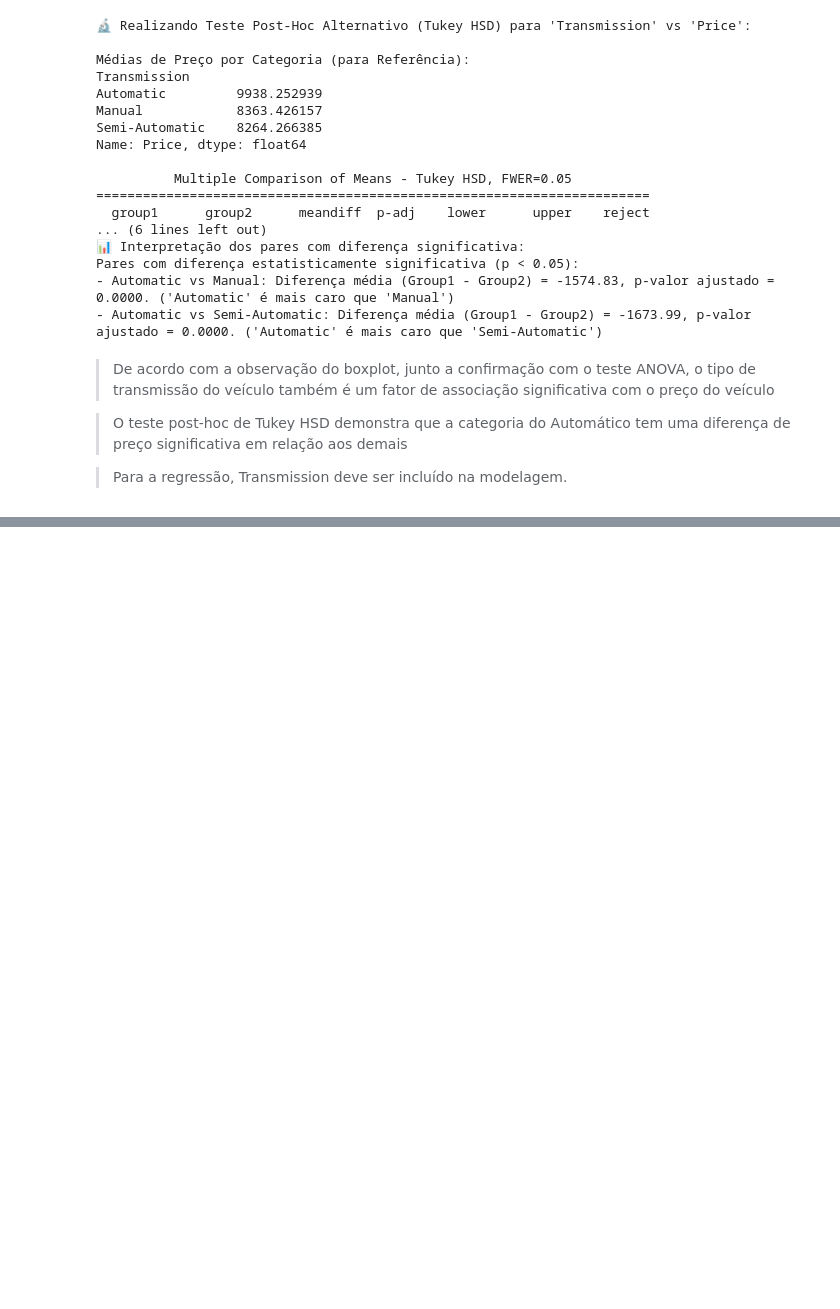
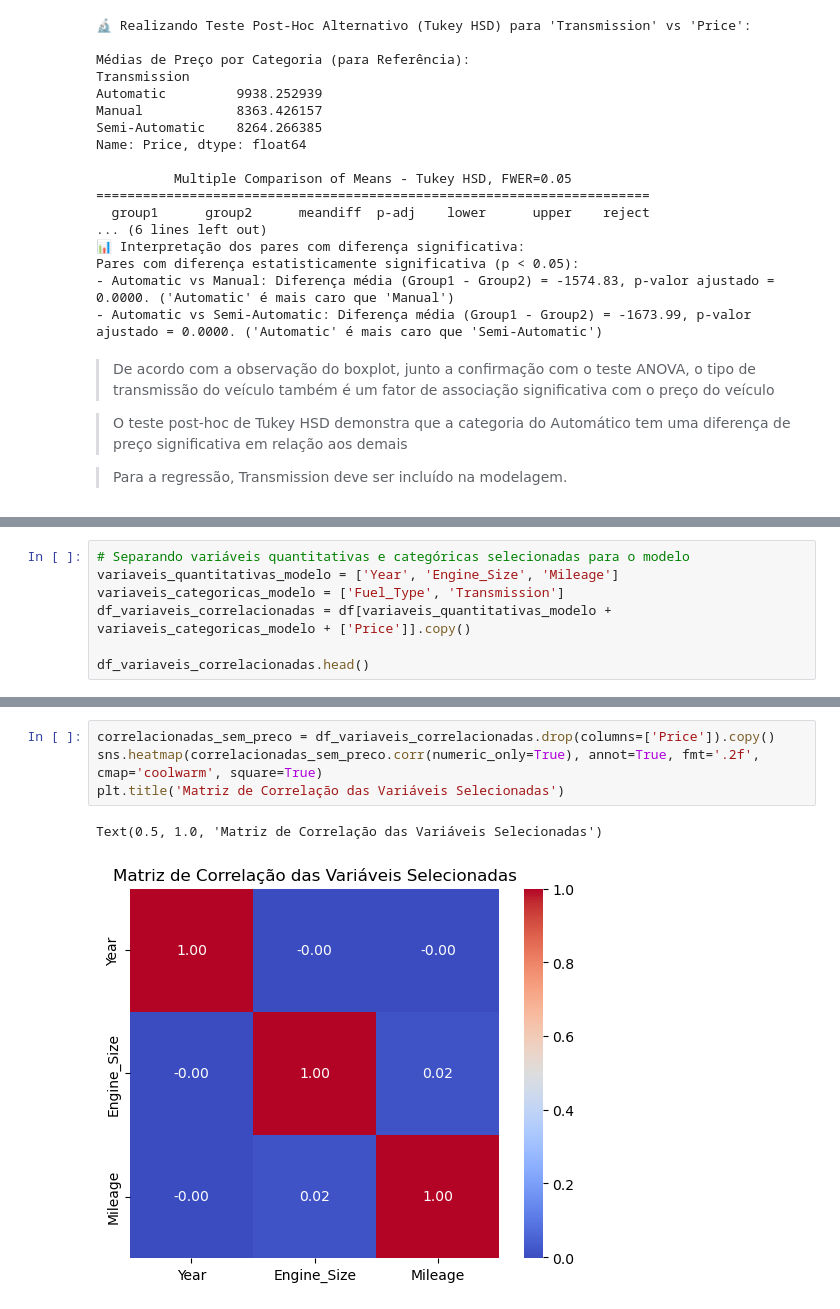
Before and after one commit to gabrielgvss/Regressao-Precos-Carros, a Jupyter notebook: notebooks/EDA.ipynb, the cells around one changed output, grey strips where cells are left out. Drawn from its saved outputs; the diff is of its cells as text; blank space fills up the shorter version.

```diff
--- a/notebooks/EDA.ipynb
+++ b/notebooks/EDA.ipynb
@@ -1112,0 +1116,7 @@ Pares com diferença estatisticamente significativa (p < 0.05):
+# %%
+# Separando variáveis quantitativas e categóricas selecionadas para o modelo
+variaveis_quantitativas_modelo = ['Year', 'Engine_Size', 'Mileage']
+variaveis_categoricas_modelo = ['Fuel_Type', 'Transmission']
+df_variaveis_correlacionadas = df[variaveis_quantitativas_modelo + variaveis_categoricas_modelo + ['Price']].copy()
+
+df_variaveis_correlacionadas.head()
@@ -1112,0 +1142,7 @@ Pares com diferença estatisticamente significativa (p < 0.05):
+# %%
+correlacionadas_sem_preco = df_variaveis_correlacionadas.drop(columns=['Price']).copy()
+sns.heatmap(correlacionadas_sem_preco.corr(numeric_only=True), annot=True, fmt='.2f', cmap='coolwarm', square=True)
+plt.title('Matriz de Correlação das Variáveis Selecionadas')
+# %% [output]
+Text(0.5, 1.0, 'Matriz de Correlação das Variáveis Selecionadas')
+[figure, added]
```
Also changed, not shown: parts of 16 cells of this notebook, 1 other file.
